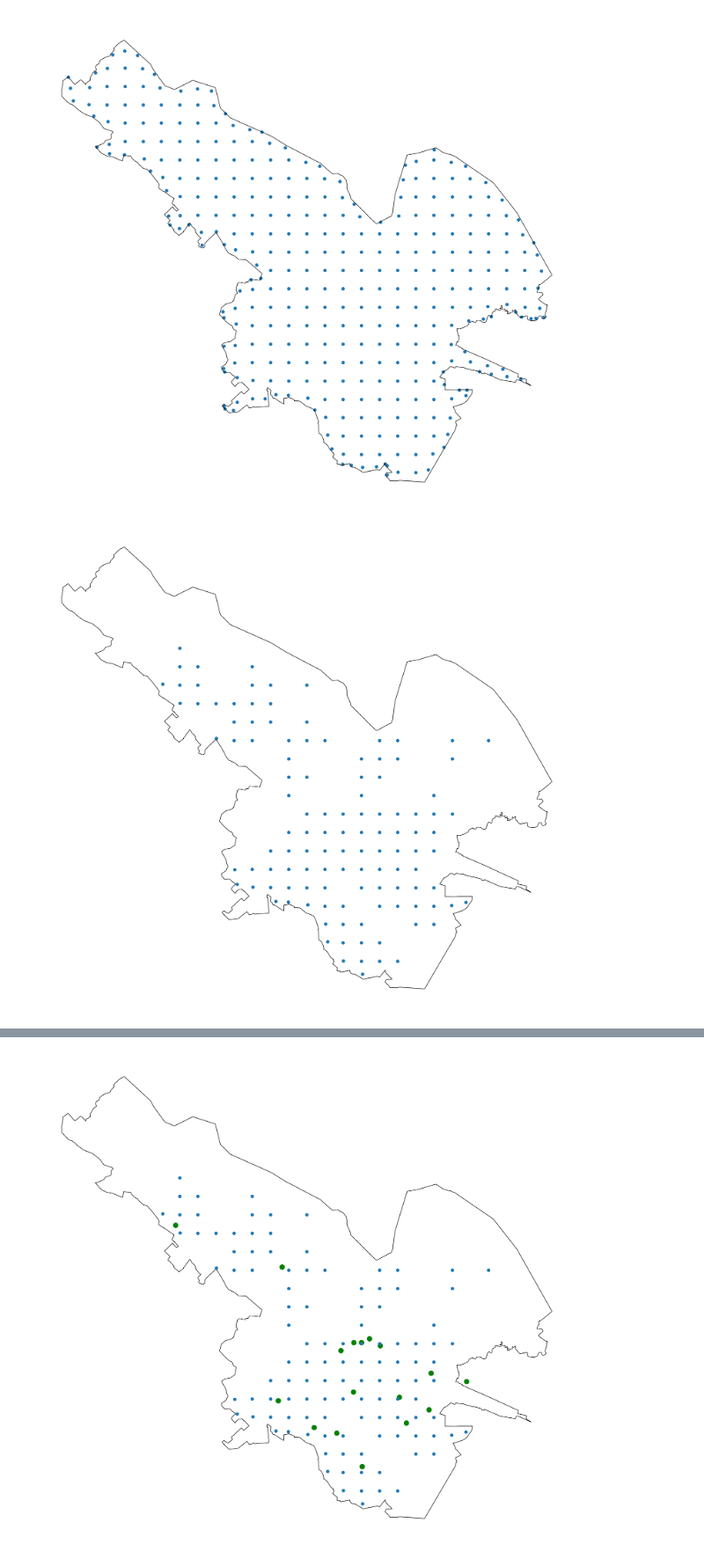
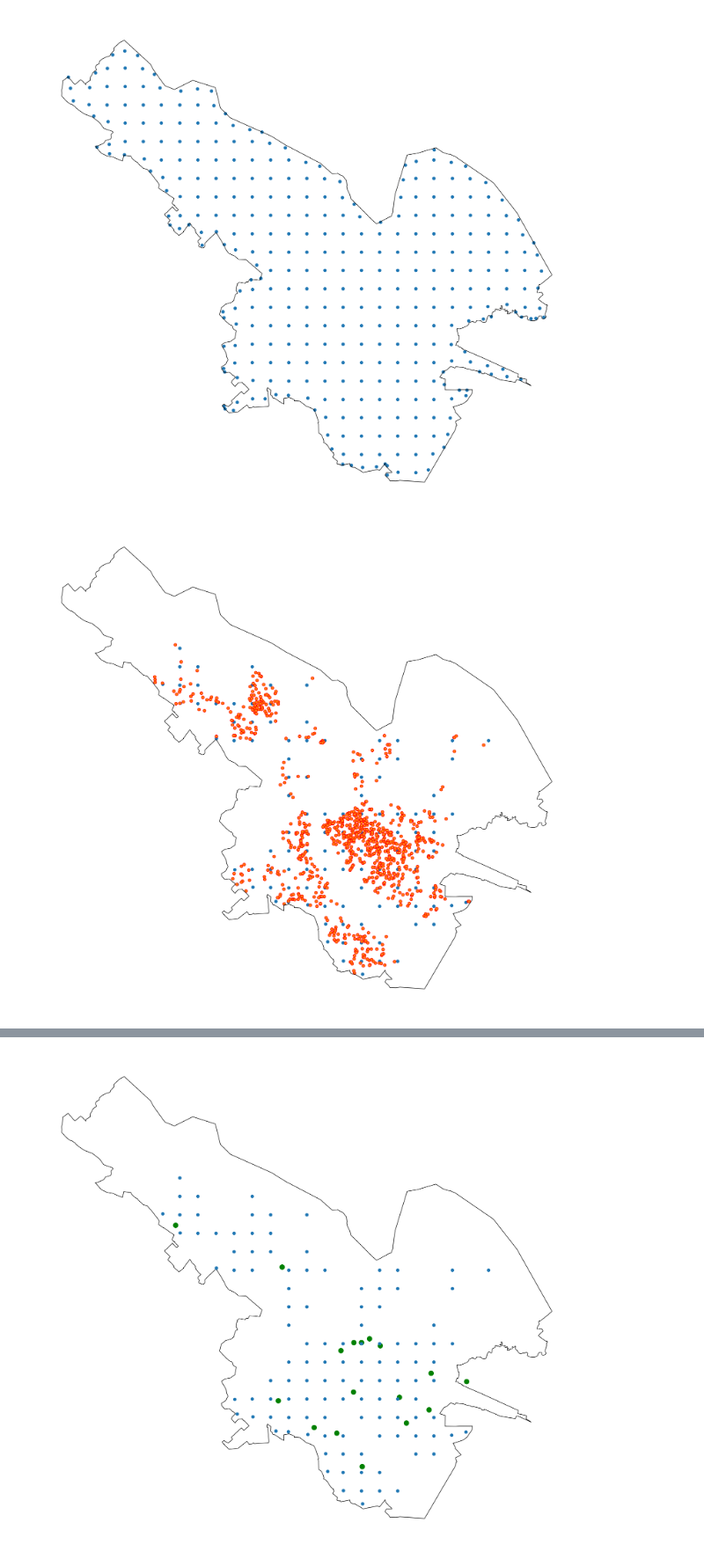
Before and after one commit to Vaynbaum/placement-electric-charging-stations, a Jupyter notebook: workdir/t.ipynb, the cells around one changed output, grey strips where cells are left out. Shown at 88% size. Drawn from its saved outputs; the diff is of its cells as text; code cells hidden in the pictures.

```diff
--- a/workdir/t.ipynb
+++ b/workdir/t.ipynb
@@ -65,8 +65,8 @@ print(losses)
 # %%
 s = AsyncSessionMaker()
 
-NAME = "Будукан"
-OSM_ID = "W457206182"
+NAME = "Новомосковский административный округ (Москва)"
+OSM_ID = "R2263058"
 
 cities = []
 city_osm = ox.geocode_to_gdf([OSM_ID], by_osmid=True, which_result=1)
@@ -74,7 +74,7 @@ loc = WKT(city_osm.centroid[0].wkt)
 geometry = WKT(city_osm.geometry[0].wkt)
 cities.append(
     City(
-        region_id=24,
+        # region_id=24,
         geometry=geometry,
         type=city_osm["type"][0],
         name=NAME,
@@ -95,3 +93,30 @@ await s.commit()
+# %%
+from sqlalchemy_bigquery.geography import to_shape
+
+ses = AsyncSessionMaker()
+result = await ses.execute(select(EVStation).where(EVStation.city_id == 8876))
+stations = result.scalars()
+
+result = await ses.execute(select(City).limit(10).order_by(City.id.desc()))
+cities = result.scalars()
+
+evs=[]
+for s in stations:
+    l = to_shape(s.location)
+    d = dict(s.__dict__)
+    d.pop("id")
+    d.pop("_sa_instance_state")
+    copy = s.__class__(**d)
+
+    for c in cities:
+        g = to_shape(c.geometry)
+        if g.contains(l):
+            copy.city_id=c.id
+            evs.append(copy)
+            break
+
+ses.add_all(evs)
+await ses.commit()
 # %%
 s = AsyncSessionMaker()
 result = await s.execute(select(City).where(City.id == 6583))
@@ -518,7 +543,7 @@ ps = []
 x_p = []
 y_p = []
 
-with open("parking_NN.json", encoding="utf-8") as file:
+with open("data/parking_NN.json", encoding="utf-8") as file:
     data = json.load(file)
 parkings = data["features"]
 
@@ -527,9 +552,10 @@ for p in parkings:
     y1 = p["geometry"]["coordinates"][1]
     x, y = transform(source, target, x1, y1)
     p = Point(x, y)
-    x_p.append(x)
-    y_p.append(y)
-    ps.append(p)
+    if geometry.contains(p):
+        x_p.append(x)
+        y_p.append(y)
+        ps.append(p)
 
 # for place in places.itertuples():
 #     try:
@@ -541,34 +567,34 @@ for p in parkings:
 #     except Exception as e:
 #         ...
 x = []
 y = []
 polylist = []
 drawed_pols = []
 for poly in geometry_cut.geoms:
     # print(poly.wkb_hex)
     # shply_geom = to_shape(poly)
     # p = shapely.wkt.loads(poly.wkt)
     # p = wkt.dumps(p, srid=4326)
     for place in ps:
         if poly.contains(place):
             f = True
             for dp in drawed_pols:
                 if dp.contains(poly.centroid):
                     f = False
             if f:
                 polylist.append(poly)
                 drawed_pols.append(poly)
                 x.append(poly.centroid.x)
                 y.append(poly.centroid.y)
 
 fig, ax = plt.subplots(figsize=(20, 20))
 plt.scatter(x, y)
 plt.scatter(x_p, y_p, edgecolors="red")
 city.plot(ax=ax, color="none", edgecolor="black")
 ax.axis("off")
 plt.show()
 # %% [output]
-[figure, old version]
+[figure, new version]
 # %%
 from matplotlib.patches import Rectangle
 
```
Also changed, not shown: parts of 3 cells of this notebook, 9 other files.
